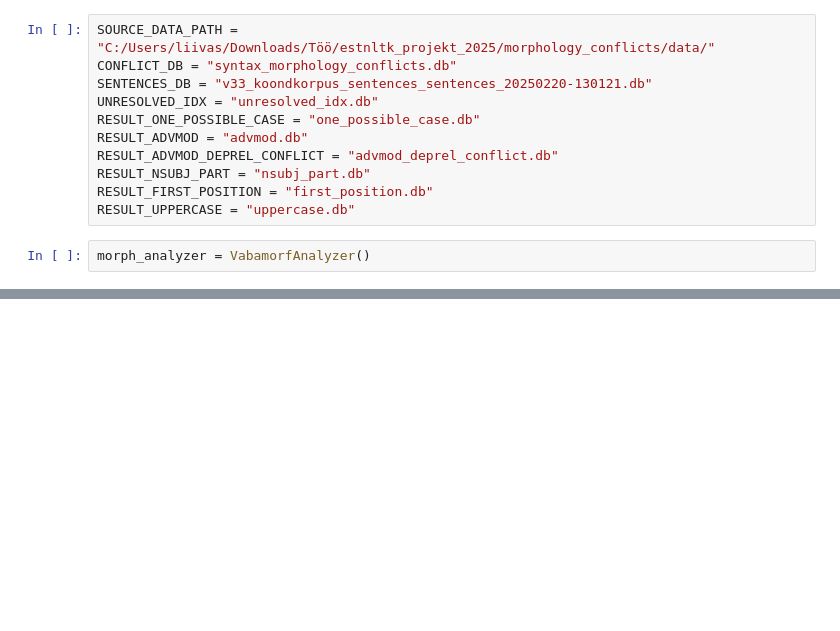
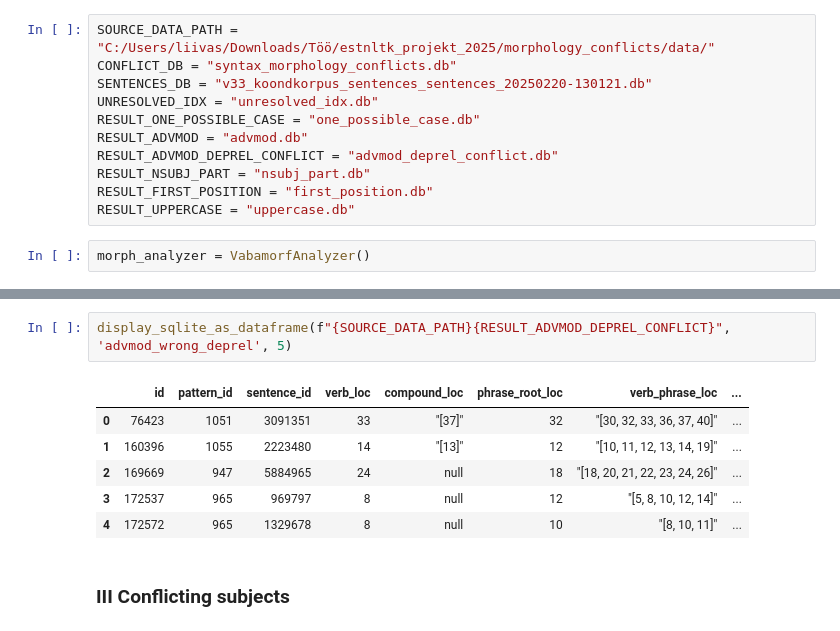
Before and after one commit to estnltk/syntax_experiments, a Jupyter notebook: workflows/004_analysis_of_known_verb_rection_patterns/005_categorizing_syntax_morphology_conflicts/konfliktid_kategooriatesse.ipynb, the cells around one changed output, grey strips where cells are left out. Saved outputs shown, nothing was run; the diff lists cells and outputs as text; blank space fills up the shorter version.

```diff
--- a/workflows/004_analysis_of_known_verb_rection_patterns/005_categorizing_syntax_morphology_conflicts/konfliktid_kategooriatesse.ipynb
+++ b/workflows/004_analysis_of_known_verb_rection_patterns/005_categorizing_syntax_morphology_conflicts/konfliktid_kategooriatesse.ipynb
@@ -355,6 +400,17 @@ cur.execute("""
 """)
 
 con.close()
+# %%
+display_sqlite_as_dataframe(f"{SOURCE_DATA_PATH}{RESULT_ADVMOD_DEPREL_CONFLICT}", 'advmod_wrong_deprel', 5)
+# %% [output]
+|  | id | pattern_id | sentence_id | verb_loc | compound_loc | phrase_root_loc | verb_phrase_loc | ... |
+| 0 | 76423 | 1051 | 3091351 | 33 | "[37]" | 32 | "[30, 32, 33, 36, 37, 40]" | ... |
+| 1 | 160396 | 1055 | 2223480 | 14 | "[13]" | 12 | "[10, 11, 12, 13, 14, 19]" | ... |
+| 2 | 169669 | 947 | 5884965 | 24 | null | 18 | "[18, 20, 21, 22, 23, 24, 26]" | ... |
+| 3 | 172537 | 965 | 969797 | 8 | null | 12 | "[5, 8, 10, 12, 14]" | ... |
+| 4 | 172572 | 965 | 1329678 | 8 | null | 10 | "[8, 10, 11]" | ... |
+# %% [markdown]
+### III Conflicting subjects
 # %%
 # Neljandaks juhud, kus deprel nsubj ja võimalike käänete hulgas part
 # uuesti Hendriku tööd vaadates tundub, et ikkagi possible_cases seest tuleb otsida, mitte rektsioonil põhinevat käänet vaadata
```
Also changed, not shown: parts of 21 cells of this notebook.
